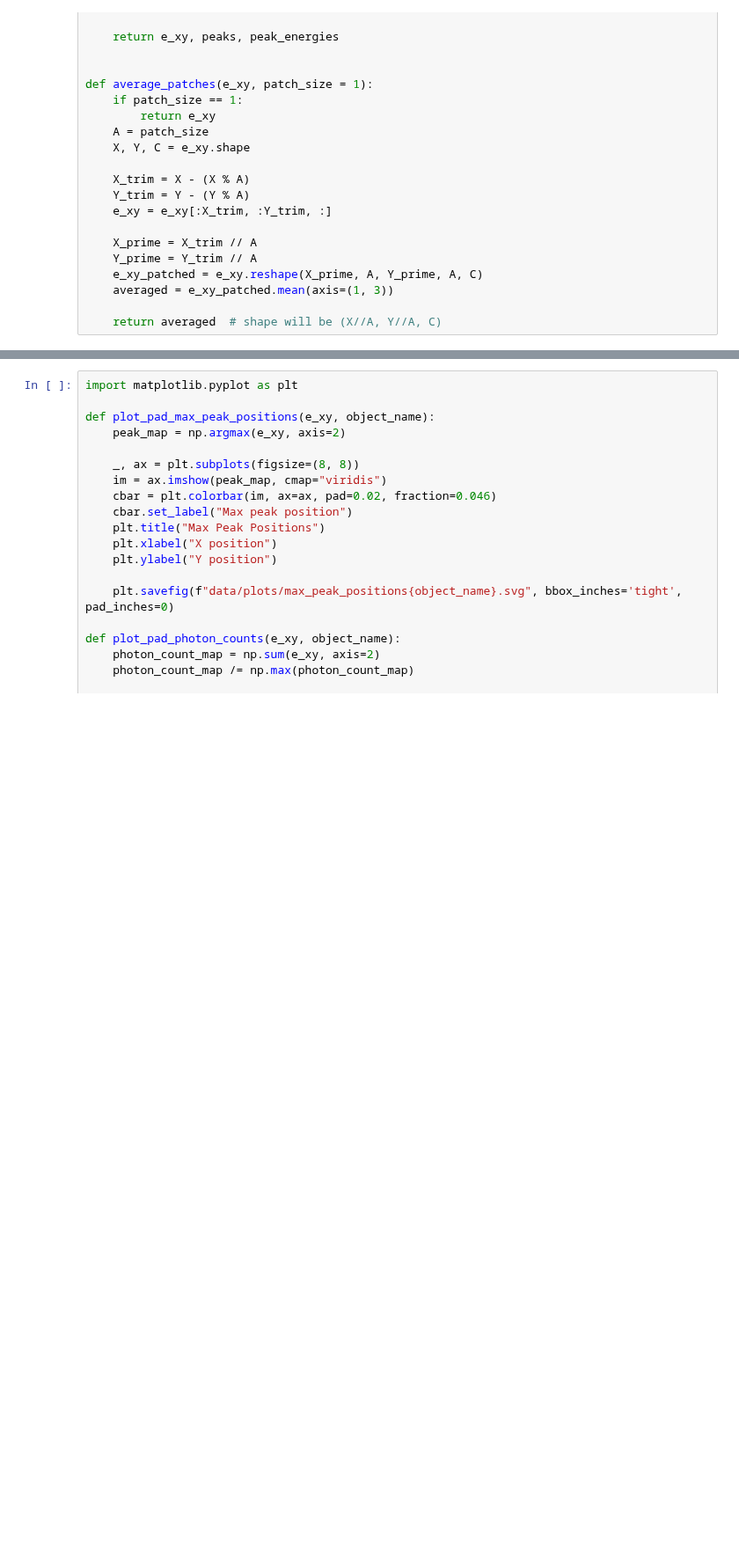
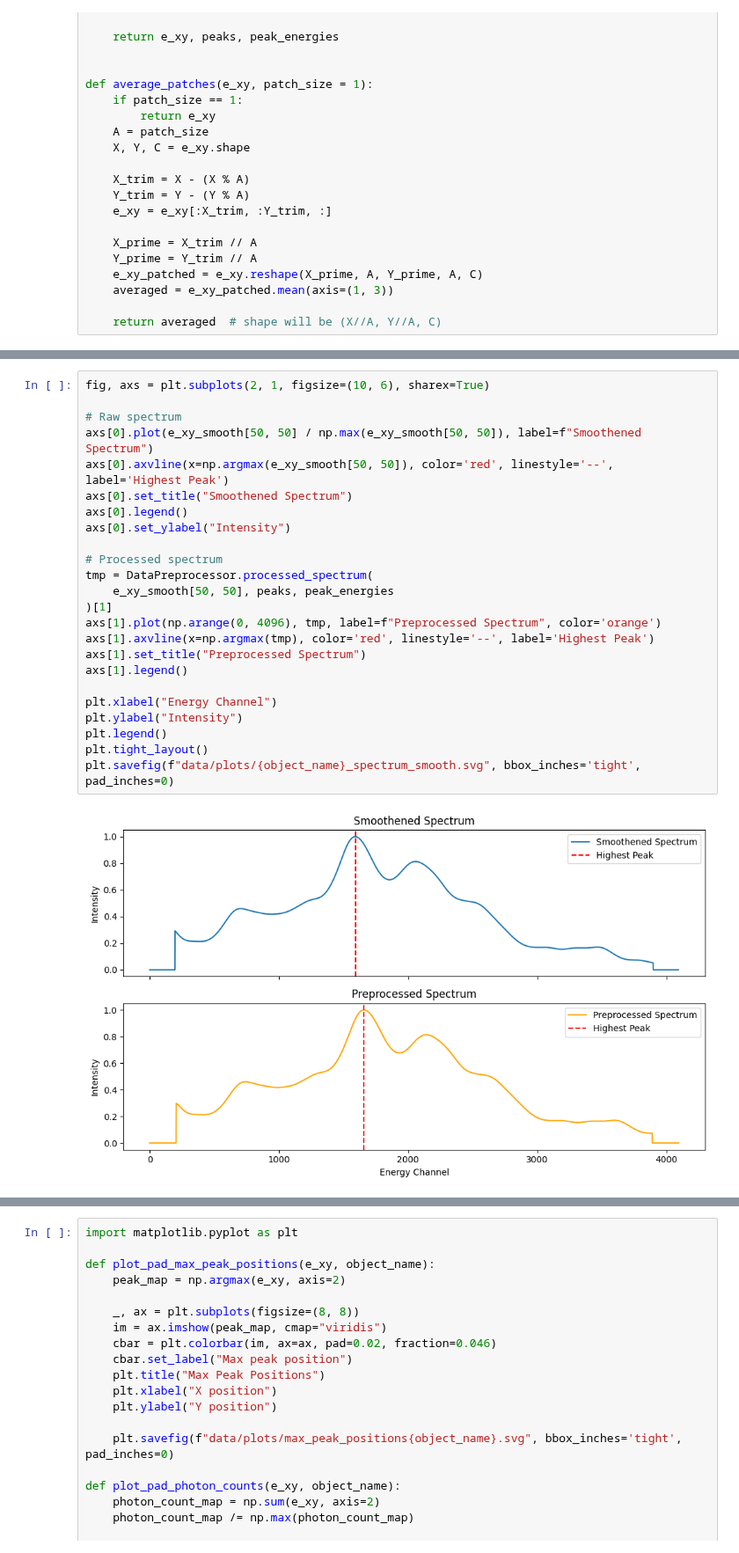
Before and after one commit to erzar0/masters-thesis, a Jupyter notebook: 5_object_preprocessing.ipynb, the cells around one changed output, grey strips where cells are left out. Shown at 88% size. Saved outputs shown, nothing was run; the diff lists cells and outputs as text; blank space fills up the shorter version.

```diff
--- a/5_object_preprocessing.ipynb
+++ b/5_object_preprocessing.ipynb
@@ -75,3 +105,29 @@ e_xy_smooth = apply_smoothing_and_padding(e_xy, spatial_padding=True)
+# %%
+fig, axs = plt.subplots(2, 1, figsize=(10, 6), sharex=True)
+
+# Raw spectrum
+axs[0].plot(e_xy_smooth[50, 50] / np.max(e_xy_smooth[50, 50]), label=f"Smoothened Spectrum")
+axs[0].axvline(x=np.argmax(e_xy_smooth[50, 50]), color='red', linestyle='--', label='Highest Peak')
+axs[0].set_title("Smoothened Spectrum")
+axs[0].legend()
+axs[0].set_ylabel("Intensity")
+
+# Processed spectrum
+tmp = DataPreprocessor.processed_spectrum(
+    e_xy_smooth[50, 50], peaks, peak_energies
+)[1]
+axs[1].plot(np.arange(0, 4096), tmp, label=f"Preprocessed Spectrum", color='orange')
+axs[1].axvline(x=np.argmax(tmp), color='red', linestyle='--', label='Highest Peak')
+axs[1].set_title("Preprocessed Spectrum")
+axs[1].legend()
+
+plt.xlabel("Energy Channel")
+plt.ylabel("Intensity")
+plt.legend()
+plt.tight_layout()
+plt.savefig(f"data/plots/{object_name}_spectrum_smooth.svg", bbox_inches='tight', pad_inches=0)
+# %% [output]
+[figure, added]
 # %%
 import matplotlib.pyplot as plt
 import random
```
Also changed, not shown: parts of 8 cells of this notebook, 9 other files.
